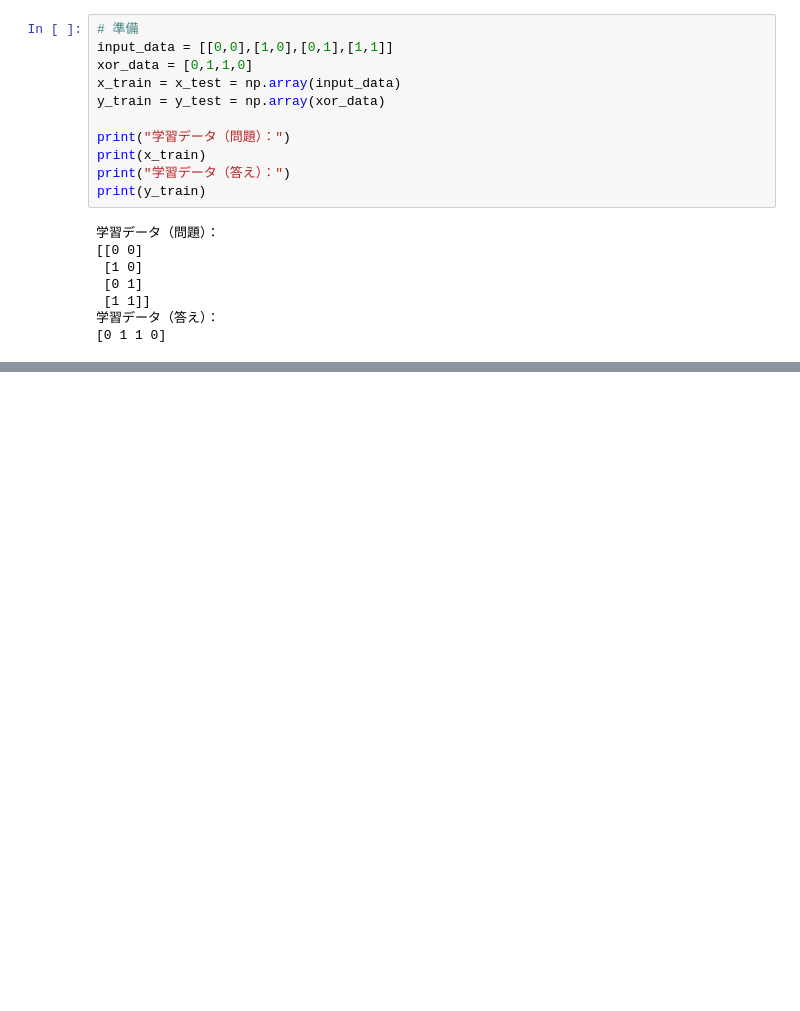
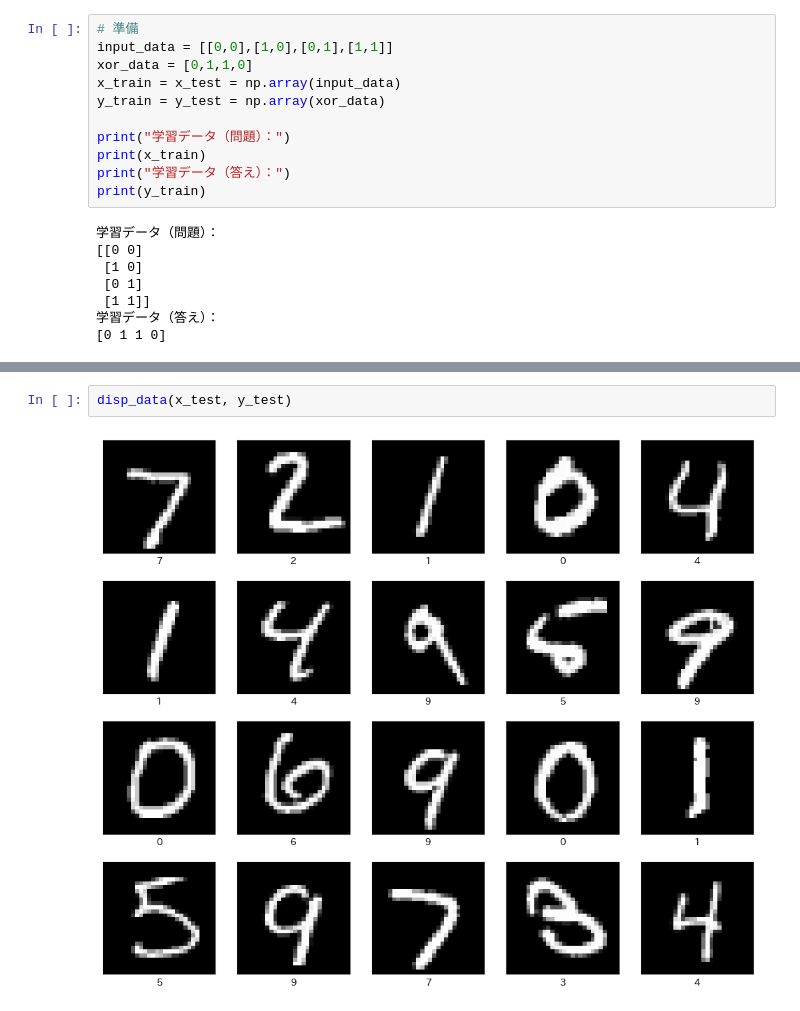
Before and after one commit to naorex/Python3rdGrade_Deep_Learning_Beginner, a Jupyter notebook: Chapter04_NNで学習.ipynb, the cells around one changed output, grey strips where cells are left out. Cells and saved outputs as stored; diff of their text form; blank space fills up the shorter version.

```diff
--- a/Chapter04_NNで学習.ipynb
+++ b/Chapter04_NNで学習.ipynb
@@ -116,0 +306,4 @@ plt.show()
+# %%
+disp_data(x_test, y_test)
+# %% [output]
+[figure, added]
```
Also changed, not shown: parts of 23 cells of this notebook.
